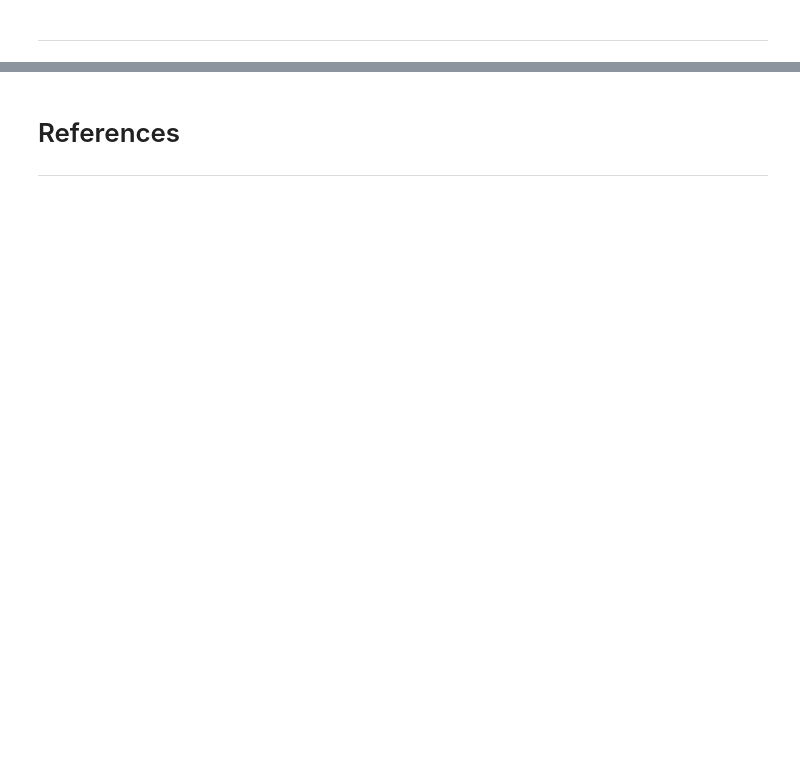
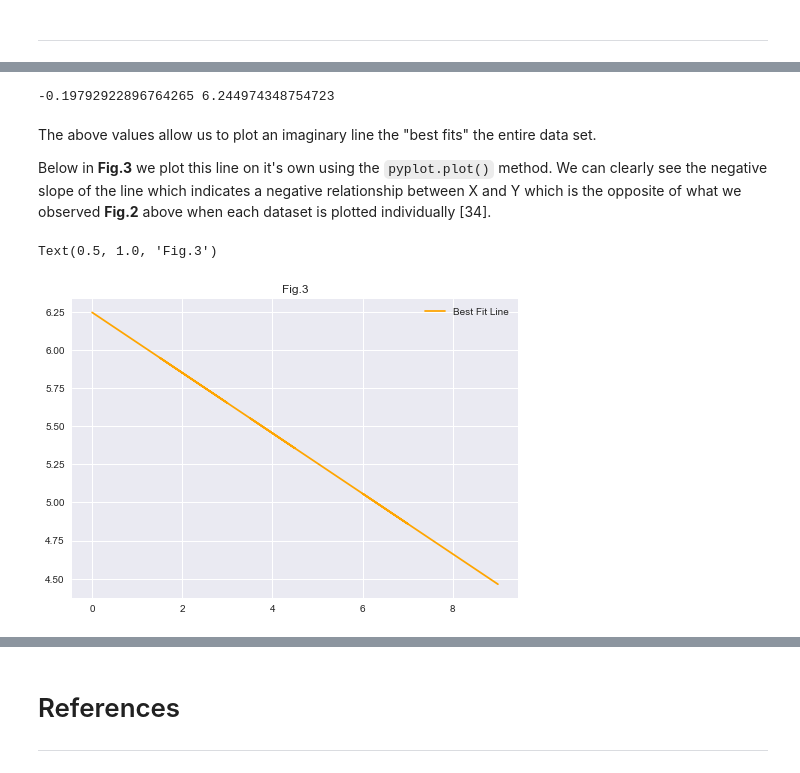
Before and after one commit to cian-gmit-da2020/DA_Fun_Tasks, a Jupyter notebook: Tasks.ipynb, the cells around one changed output, grey strips where cells are left out. Drawn from its saved outputs; the diff is of its cells as text; code cells hidden in the pictures; blank space fills up the shorter version.

```diff
--- a/Tasks.ipynb
+++ b/Tasks.ipynb
@@ -311,11 +379,7 @@ From our analysis and the visual plot of the data it is safe to say that the occ
 # %%
-import numpy as np
-import matplotlib.pyplot as plt
-import pandas as pd
-
-def mkData(xstart, xstop, a: int, b: int, n=10):
+def mkData(xstart: float, xstop: float, a: int, b: int, n=10) -> np.ndarray:
     x = np.linspace(xstart, xstop, num=n)
 
-    y = x * a + b + np.random.normal(0, .7, len(x))
+    y = (x * a) + b + np.random.normal(0, .7, len(x))
 
     return np.asarray((x, y))
@@ -328,9 +393,3 @@ b = mkData(xstart=1.5, xstop=4.5, n=20, a=2, b=-1)
 c = mkData(xstart=3.5, xstop=7, n=20, a=1.5, b=-3)
 
 d = mkData(xstart=6, xstop=9, n=20, a=1.2, b=-5)
-# %%
-# Nicer plot style.
-plt.style.use("seaborn")
-
-# Bigger plots.
-plt.rcParams["figure.figsize"] = (18,10)
@@ -350,5 +432,16 @@ y = np.concatenate([a[1], b[1], c[1], d[1]])
 # %%
-coeffs = np.polyfit(x, y, 1)
-print(coeffs)
+slope, intercept = np.polyfit(x, y, 1)
+print(slope, intercept)
+# %% [output]
+-0.19792922896764265 6.244974348754723
+# %% [markdown]
+The above values allow us to plot an imaginary line the "best fits" the entire data set.
+
+Below in **Fig.3** we plot this line on it's own using the `pyplot.plot()` method. We can clearly see the negative slope of the line which indicates a negative relationship between X and Y which is the opposite of what we observed **Fig.2** above when each dataset is plotted individually [34].
 # %%
-plt.plot(x, x * coeffs[0] + coeffs[1], label="Best Fit Line", color="orange")
+plt.plot(x, x * slope + intercept, label="Best Fit Line", color="orange")
+plt.legend()
+plt.title("Fig.3")
+# %% [output]
+Text(0.5, 1.0, 'Fig.3')
+[figure, added]
```
Also changed, not shown: parts of 70 cells of this notebook, 1 other file.
